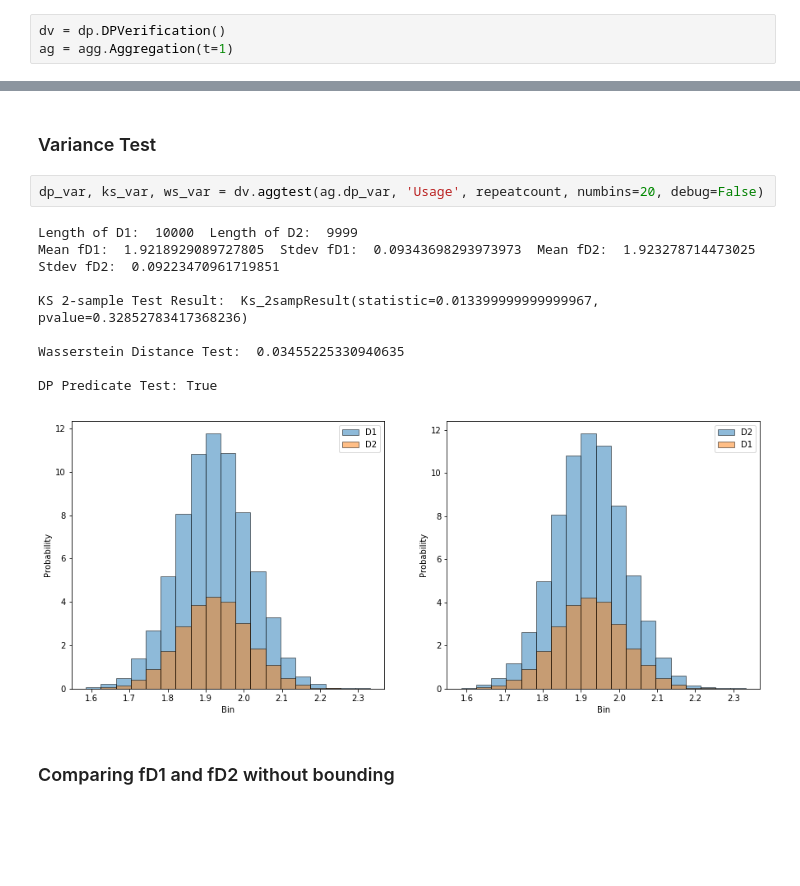
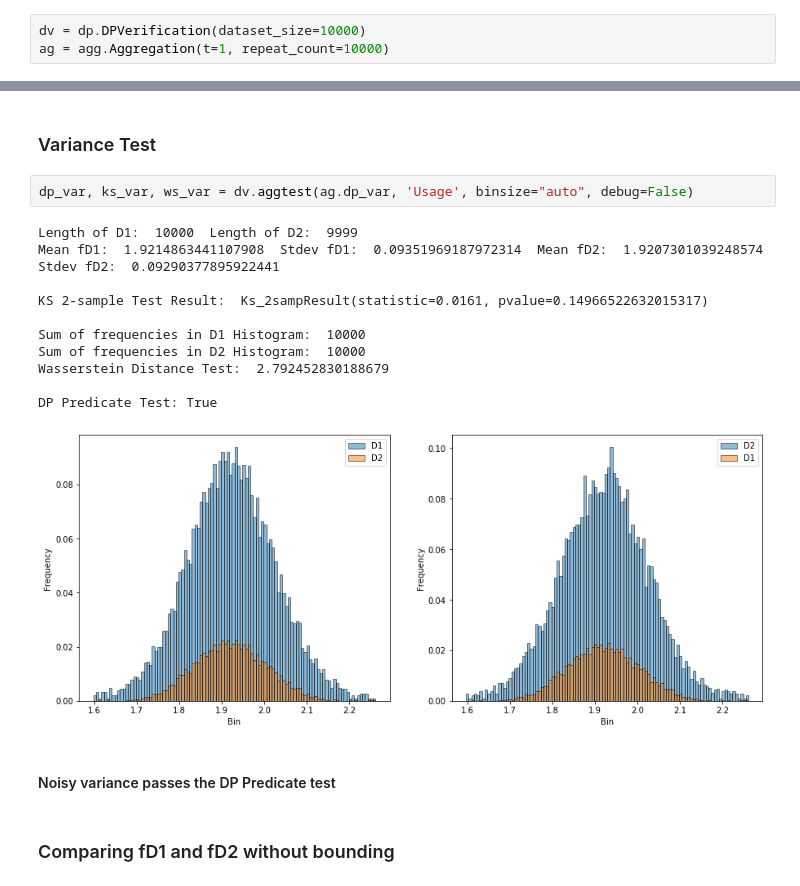
Before and after one commit to opendp/smartnoise-sdk, a Jupyter notebook: evaluation/Differential Privacy Verification.ipynb, the cells around one changed output, grey strips where cells are left out. Saved outputs shown, nothing was run; the diff lists cells and outputs as text; blank space fills up the shorter version.

```diff
--- a/evaluation/Differential Privacy Verification.ipynb
+++ b/evaluation/Differential Privacy Verification.ipynb
@@ -10,8 +10,8 @@ import Aggregation as agg
 # %% [markdown]
 ### Load Data
 # %%
-dv = dp.DPVerification()
-ag = agg.Aggregation(t=1)
+dv = dp.DPVerification(dataset_size=10000)
+ag = agg.Aggregation(t=1, repeat_count=10000)
 # %% [output]
 Loaded 10000 records
 # %% [markdown]
@@ -108,17 +115,21 @@ DP Predicate Test: True
 # %% [markdown]
 ### Variance Test
 # %%
-dp_var, ks_var, ws_var = dv.aggtest(ag.dp_var, 'Usage', repeatcount, numbins=20, debug=False)
+dp_var, ks_var, ws_var = dv.aggtest(ag.dp_var, 'Usage', binsize="auto", debug=False)
 # %% [output]
 Length of D1:  10000  Length of D2:  9999
-Mean fD1:  1.9218929089727805  Stdev fD1:  0.09343698293973973  Mean fD2:  1.923278714473025  Stdev fD2:  0.09223470961719851
+Mean fD1:  1.9214863441107908  Stdev fD1:  0.09351969187972314  Mean fD2:  1.9207301039248574  Stdev fD2:  0.09290377895922441
 
-KS 2-sample Test Result:  Ks_2sampResult(statistic=0.013399999999999967, pvalue=0.32852783417368236)
+KS 2-sample Test Result:  Ks_2sampResult(statistic=0.0161, pvalue=0.14966522632015317)
 
-Wasserstein Distance Test:  0.03455225330940635
+Sum of frequencies in D1 Histogram:  10000
+Sum of frequencies in D2 Histogram:  10000
+Wasserstein Distance Test:  2.792452830188679
 
 DP Predicate Test: True
-[figure, old version]
+[figure, new version]
+# %% [markdown]
+#### Noisy variance passes the DP Predicate test
 # %% [markdown]
 ### Comparing fD1 and fD2 without bounding
 # %%
```
Also changed, not shown: parts of 16 cells of this notebook, 6 other files.
